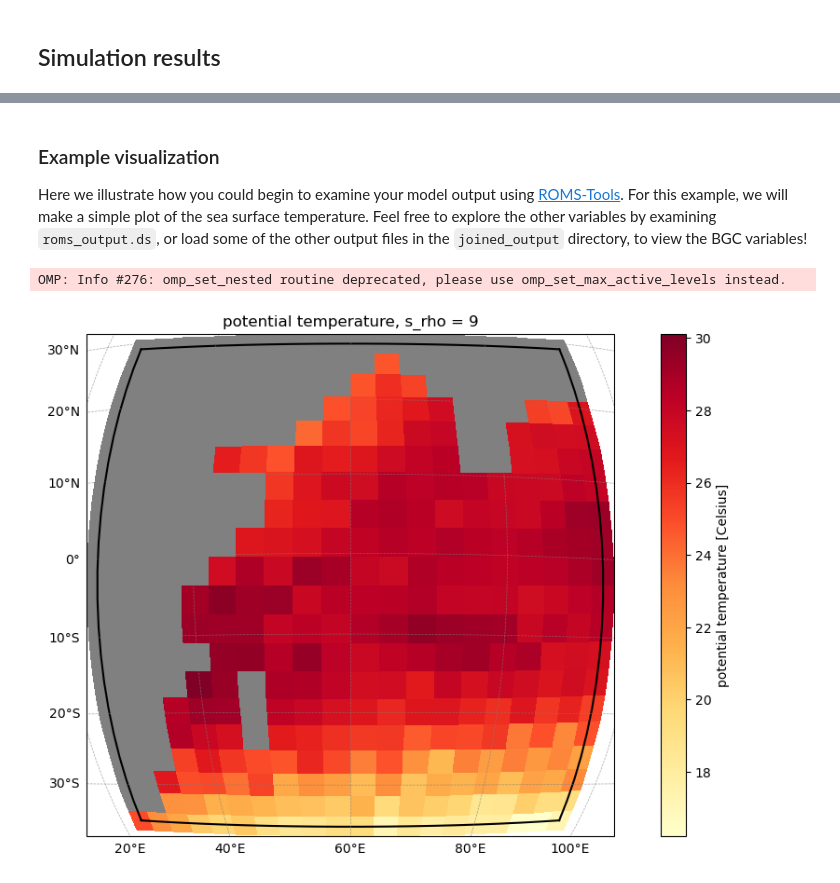
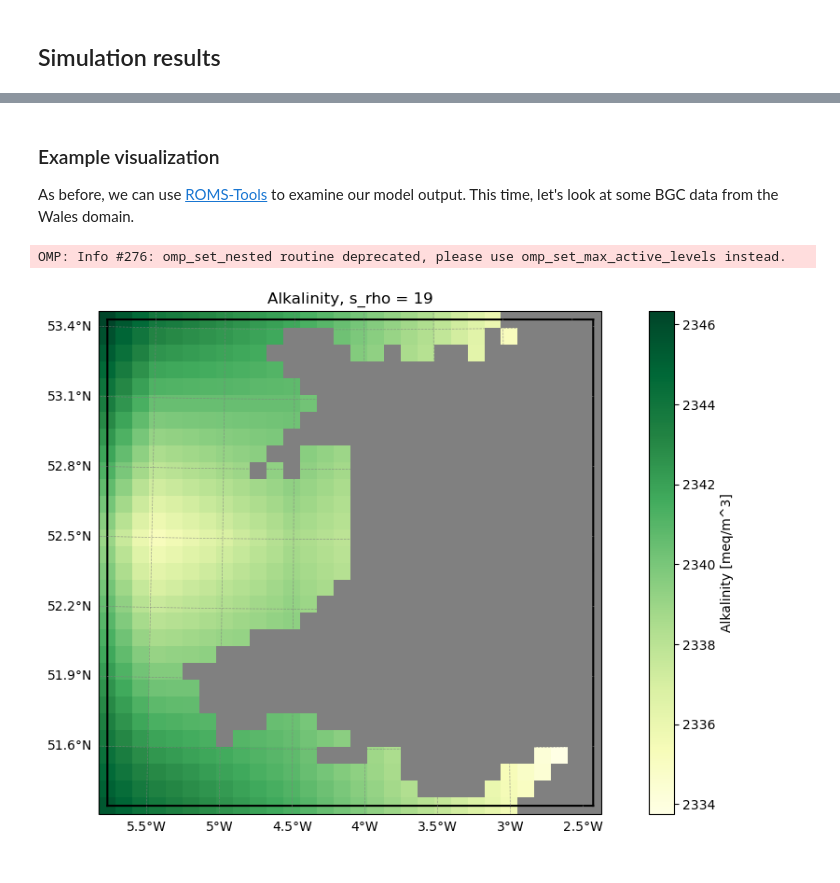
Before and after one commit to CWorthy-ocean/C-Star, a Jupyter notebook: docs/tutorials/tutorial_wp.ipynb, the cells around one changed output, grey strips where cells are left out. Cells and saved outputs as stored; diff of their text form; code cells hidden in the pictures.

```diff
--- a/docs/tutorials/tutorial_wp.ipynb
+++ b/docs/tutorials/tutorial_wp.ipynb
@@ -133,16 +157,16 @@ The contents in each of the subdirecties are:
 # %% [markdown]
 ### Example visualization
 
-Here we illustrate how you could begin to examine your model output using [ROMS-Tools](https://roms-tools.readthedocs.io/en/latest/plotting_roms_output.html#). For this example, we will make a simple plot of the sea surface temperature. Feel free to explore the other variables by examining `roms_output.ds`, or load some of the other output files in the `joined_output` directory, to view the BGC variables!
+As before, we can use [ROMS-Tools](https://roms-tools.readthedocs.io/en/latest/plotting_roms_output.html#) to examine our model output. This time, let's look at some BGC data from the Wales domain.
 # %%
 from roms_tools import Grid, ROMSOutput
-grid = Grid.from_file("~/cstar/wio_toy_blueprint/input/input_datasets/cson_roms-marbl_v0.1_wio-toy_10procs_grid.nc")
+grid = Grid.from_file("~/cstar/orchestrated/my-first-run/tasks/wales/input/input_datasets/roms_grd.nc")
 roms_output = ROMSOutput(
     grid=grid,
     path=[
-        "~/cstar/wio_toy_blueprint/joined_output/output_his.20120101000000.nc",
+        "~/cstar/orchestrated/my-first-run/tasks/wales/joined_output/output_bgc.20120101120000.nc",
     ])
-roms_output.plot("temp", time=0, s=-1)
+roms_output.plot("ALK", time=0, s=-1)
 # %% [output]
 OMP: Info #276: omp_set_nested routine deprecated, please use omp_set_max_active_levels instead.
-[figure, old version]
+[figure, new version]
```
Also changed, not shown: parts of 12 cells of this notebook, 1 other file.
